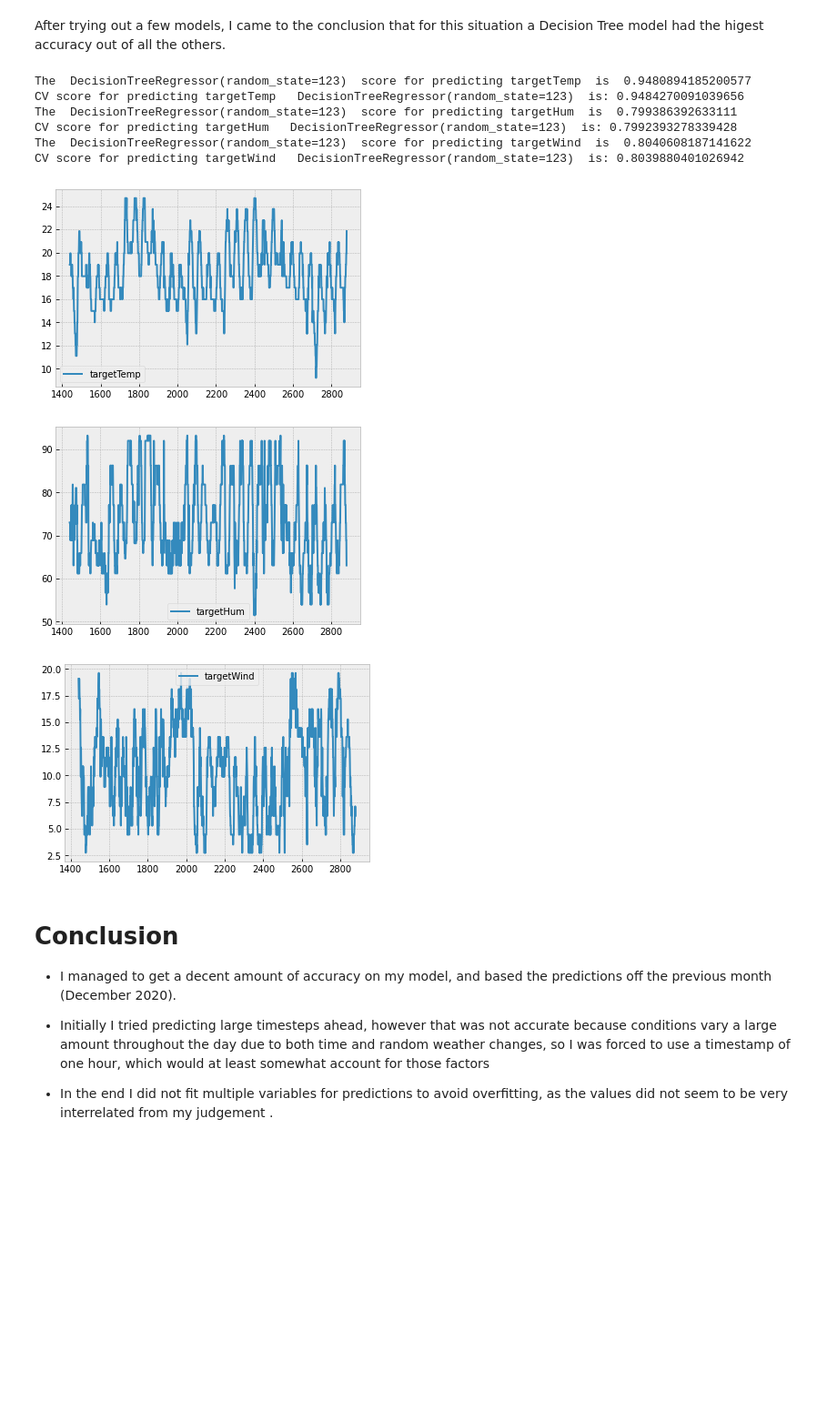
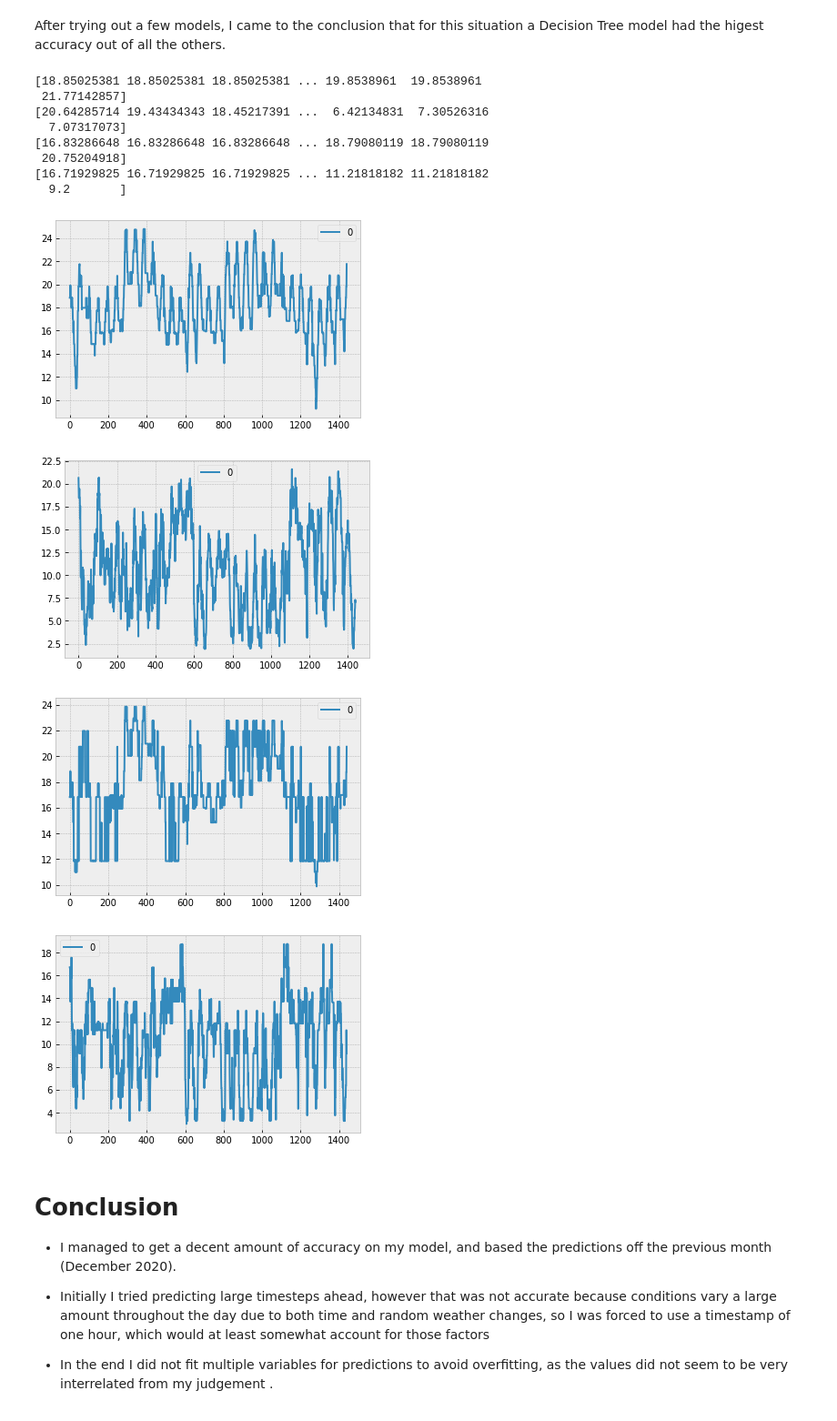
Before and after one commit to bcho892/MSADataScience, a Jupyter notebook: submission.ipynb, the cells around one changed output. Shown: that part at 91% size. Saved outputs shown, nothing was run; the diff lists cells and outputs as text; code cells hidden in the pictures; blank space fills up the shorter version.

Commit message:
refactored my model

```diff
--- a/submission.ipynb
+++ b/submission.ipynb
@@ -184,44 +184,54 @@ from sklearn.model_selection import KFold, cross_val_score, train_test_split
 
 def useModel(variables, toPredict, inputModel):
     model = inputModel
-    model.fit(dataset3[[variables]], dataset3[toPredict])
-    predictions = model.predict(testset[[variables]])
-    update = []
-
-    for i in range(1,3):
-        update.append(predictions)
-        predictions = model.predict(DataFrame({variables: update[len(update)-1]}))
-
+    model.fit(dataset3[variables], dataset3[toPredict])
+    predictions = model.predict(testset[variables])
+    update = predictions
     update = np.array(update).ravel()
     forecast = DataFrame({toPredict: update})
-    forecast.truncate(before=1440).plot()
-    scores = cross_val_score(model, dataset3[[variables]], dataset3[toPredict], cv=KFold(shuffle=True))
-    x_train, x_test, y_train, y_test =train_test_split(dataset3[[variables]], dataset3[toPredict],test_size=0.5)
-
-    print("The ", inputModel, " score for predicting", toPredict, " is ",model.score(x_test,y_test))
-    print("CV score for predicting", toPredict, " ", inputModel, " is:", scores.mean())
+    scores = cross_val_score(model, dataset3[variables], dataset3[toPredict], cv=KFold(shuffle=True))
+    x_train, x_test, y_train, y_test =train_test_split(dataset3[variables], dataset3[toPredict],test_size=0.5)
+    #print(update, toPredict)
+    #print("The ", inputModel, " score for predicting", toPredict, " is ",model.score(x_test,y_test))
+    #print("CV score for predicting", toPredict, " ", inputModel, " is:", scores.mean())
+    return predictions
 # %% [markdown]
 After trying out a few models, I came to the conclusion that for this situation a Decision Tree model had the higest accuracy out of all the others.
-# %%
-from sklearn.ensemble import RandomForestRegressor
-from sklearn.tree import DecisionTreeRegressor
-from sklearn.linear_model import  LinearRegression, Ridge
-from sklearn import svm
-
-DecisionTreeReg = DecisionTreeRegressor(random_state=123)
-useModel("tmpc", "targetTemp",DecisionTreeReg)
-useModel("relh", "targetHum",DecisionTreeReg)
-useModel("sknt", "targetWind",DecisionTreeReg)
-# %% [output]
-The  DecisionTreeRegressor(random_state=123)  score for predicting targetTemp  is  0.9480894185200577
-CV score for predicting targetTemp   DecisionTreeRegressor(random_state=123)  is: 0.9484270091039656
-The  DecisionTreeRegressor(random_state=123)  score for predicting targetHum  is  0.799386392633111
-CV score for predicting targetHum   DecisionTreeRegressor(random_state=123)  is: 0.7992393278339428
-The  DecisionTreeRegressor(random_state=123)  score for predicting targetWind  is  0.8040608187141622
-CV score for predicting targetWind   DecisionTreeRegressor(random_state=123)  is: 0.8039880401026942
-[figure, removed]
-[figure, removed]
-[figure, removed]
+# %%
+from matplotlib.pyplot import ylim
+from sklearn import linear_model
+from sklearn import tree
+from sklearn.ensemble import RandomForestRegressor
+from sklearn.tree import DecisionTreeRegressor
+
+reg = DecisionTreeRegressor()
+model2 = tree.ExtraTreeRegressor()
+for i in range (0, 10):
+    temp = useModel(["tmpc","relh"], "targetTemp",model2)
+    hum = useModel(["relh", "tmpc"], "targetHum",reg)
+    wind = useModel(["sknt", "relh"], "targetWind",reg)
+    testset["sknt"] = wind
+    testset["tmpc"] = temp
+    testset["relh"] = hum
+    if i == 9 or i == 0:
+        print(temp)
+        print(wind)
+
+        DataFrame(temp).plot()
+        DataFrame(wind).plot()
+# %% [output]
+[18.85025381 18.85025381 18.85025381 ... 19.8538961  19.8538961
+ 21.77142857]
+[20.64285714 19.43434343 18.45217391 ...  6.42134831  7.30526316
+  7.07317073]
+[16.83286648 16.83286648 16.83286648 ... 18.79080119 18.79080119
+ 20.75204918]
+[16.71929825 16.71929825 16.71929825 ... 11.21818182 11.21818182
+  9.2       ]
+[figure, added]
+[figure, added]
+[figure, added]
+[figure, added]
 # %% [markdown]
 # Conclusion
 
```
